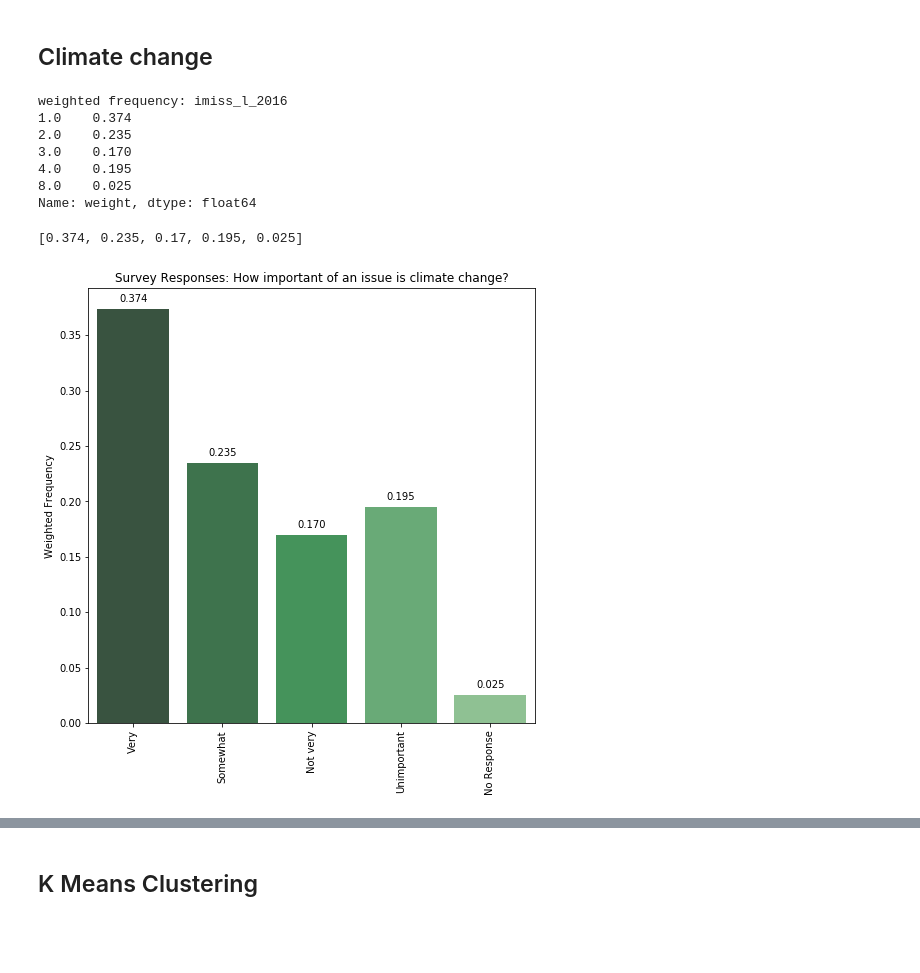
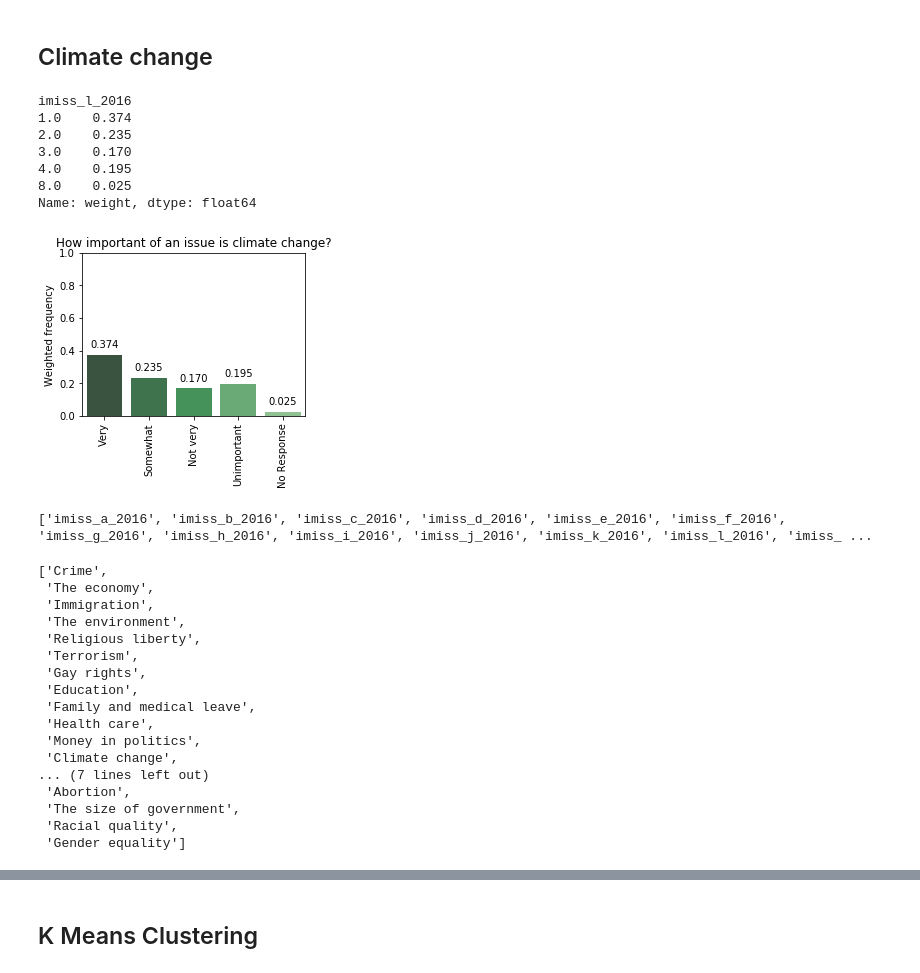
Before and after one commit to ali0003433/predict-by-issue-prioritization, a Jupyter notebook: notebooks/appendix.ipynb, the cells around one changed output, grey strips where cells are left out. Cells and saved outputs as stored; diff of their text form; code cells hidden in the pictures; blank space fills up the shorter version.

Commit message:
Add plot of issue importance for all americans

```diff
--- a/notebooks/appendix.ipynb
+++ b/notebooks/appendix.ipynb
@@ -83,9 +78,9 @@ Name: pid3_2016, dtype: float64
 ## Climate change
 # %%
 climate_freq = calc.distribution(df, 'imiss_l_2016').round(3)
-print('weighted frequency:', climate_freq)
+climate_freq
 # %% [output]
-weighted frequency: imiss_l_2016
+imiss_l_2016
 1.0    0.374
 2.0    0.235
 3.0    0.170
@@ -93,20 +88,46 @@ weighted frequency: imiss_l_2016
 8.0    0.025
 Name: weight, dtype: float64
 # %%
-climate_list = []
-for i in climate_freq:
-    climate_list.append(i)
-print(climate_list)
-plt.figure(figsize=(8,8))
-x = ['Very','Somewhat','Not very','Unimportant','No Response']
-bplot = sns.barplot(x = x, y = climate_list, palette='Greens_d')
-bplot.set_xticklabels(rotation=90, labels= x)
-bplot.set_title('Survey Responses: How important of an issue is climate change?')
-bplot.set_ylabel('Weighted Frequency')
-for p in bplot.patches:
- bplot.annotate(format(p.get_height(), '.3f'), (p.get_x() + p.get_width() / 2., p.get_height()), ha = 'center', va = 'center',
-            xytext = (0, 10), textcoords = 'offset points')
+scale_x = ['Very','Somewhat','Not very','Unimportant','No Response']
+y = climate_freq
+palette = 'Greens_d'
+title = 'How important of an issue is climate change?'
+
+clim_plt = plot_bar(scale_x, y, palette, title, xlabels = scale_x)
+for p in clim_plt.patches:
+    clim_plt.annotate(format(p.get_height(), '.3f'), (p.get_x() + p.get_width() / 2., p.get_height()), ha = 'center', va = 'center',
+             xytext = (0, 10), textcoords = 'offset points')
 plt.show()
 # %% [output]
-[0.374, 0.235, 0.17, 0.195, 0.025]
-[figure, old version]
+[figure, new version]
+# %%
+pattern = '(imiss_).{1}(_2016)'
+col_list = filter_col_with_regex(df, pattern)
+print(col_list)
+# %% [output]
+['imiss_a_2016', 'imiss_b_2016', 'imiss_c_2016', 'imiss_d_2016', 'imiss_e_2016', 'imiss_f_2016', 'imiss_g_2016', 'imiss_h_2016', 'imiss_i_2016', 'imiss_j_2016', 'imiss_k_2016', 'imiss_l_2016', 'imiss_ ...
+# %%
+issues = ['crime', 'the economy', 'immigration', 'the environment', 'religious liberty', 'terrorism', 'gay rights', 'education', 'family and medical leave', 'health care', 'money in politics', 'climate change', 'social security', 'infrastructure investment', 'jobs', 'the budget deficit', 'poverty', 'taxes', 'medicare', 'abortion', 'the size of government', 'racial quality', 'gender equality']
+cap = []
+for issue in issues:
+    cap.append(issue.capitalize())
+issues = cap
+issues
+# %% [output]
+['Crime',
+ 'The economy',
+ 'Immigration',
+ 'The environment',
+ 'Religious liberty',
+ 'Terrorism',
+ 'Gay rights',
+ 'Education',
+ 'Family and medical leave',
+ 'Health care',
+ 'Money in politics',
+ 'Climate change',
+... (7 lines left out)
+ 'Abortion',
+ 'The size of government',
+ 'Racial quality',
+ 'Gender equality']
```
Also changed, not shown: parts of 11 cells of this notebook, 1 other file.
